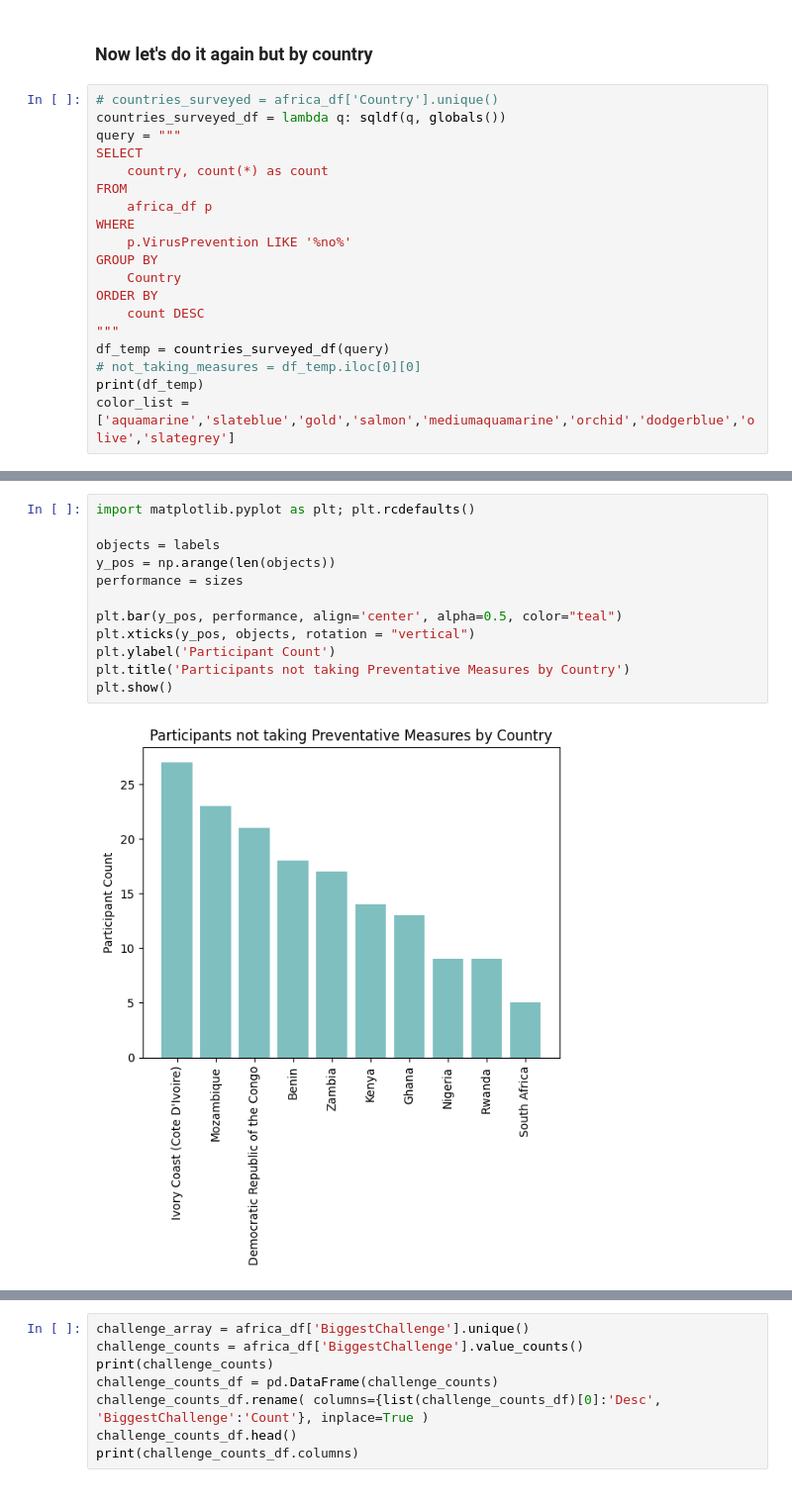
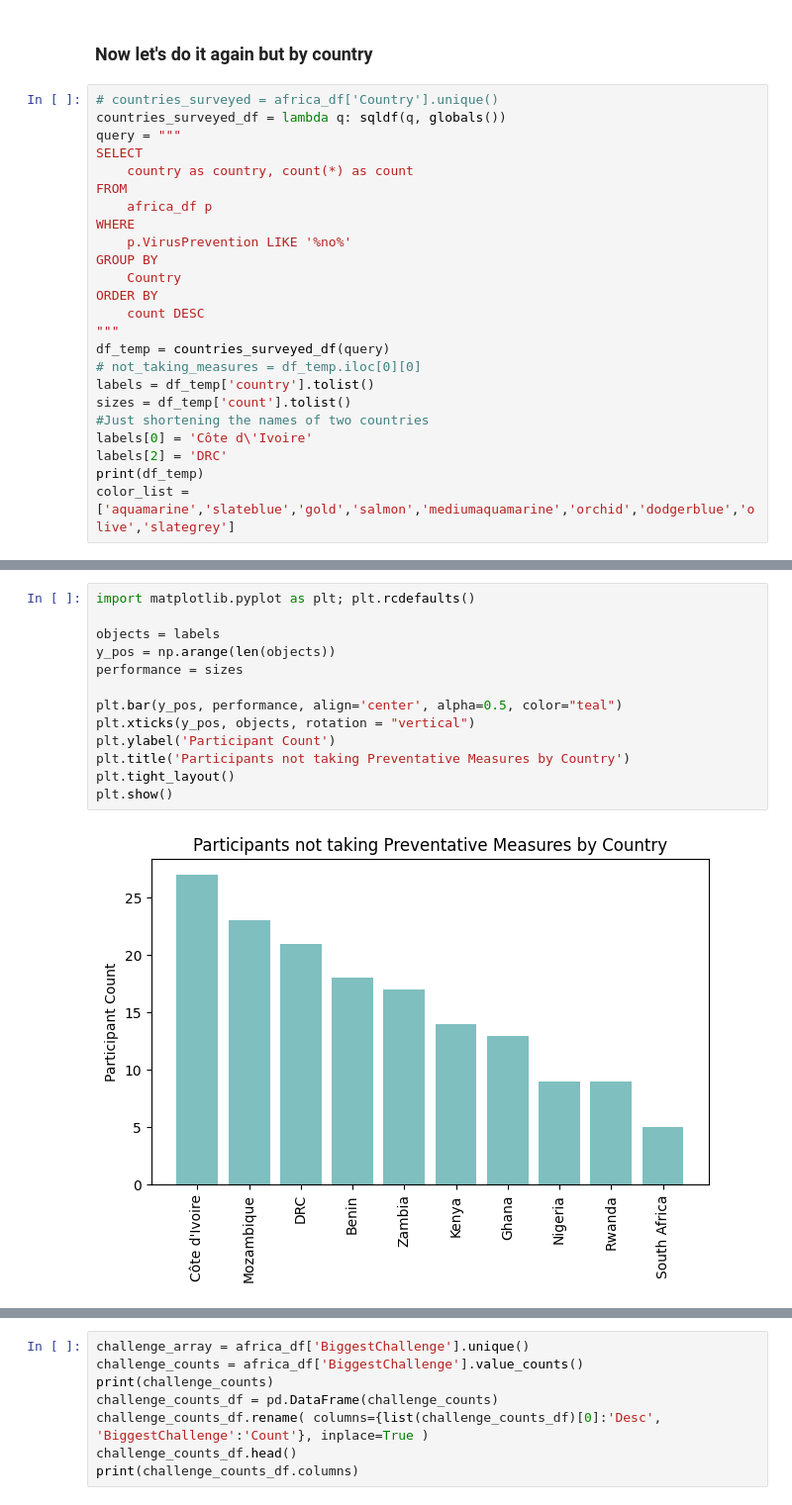
Before and after one commit to kylermintah/COVID-19-Africa, a Jupyter notebook: EDA.ipynb, the cells around one changed output, grey strips where cells are left out. Shown at 99% size. Drawn from its saved outputs; the diff is of its cells as text.

```diff
--- a/EDA.ipynb
+++ b/EDA.ipynb
@@ -131,7 +131,7 @@ plt.show()
 countries_surveyed_df = lambda q: sqldf(q, globals())
 query = """
 SELECT
-    country, count(*) as count
+    country as country, count(*) as count
 FROM
     africa_df p
 WHERE
@@ -143,6 +143,11 @@ ORDER BY
 """
 df_temp = countries_surveyed_df(query)
 # not_taking_measures = df_temp.iloc[0][0]
+labels = df_temp['country'].tolist()
+sizes = df_temp['count'].tolist()
+#Just shortening the names of two countries
+labels[0] = 'Côte d\'Ivoire'
+labels[2] = 'DRC'
 print(df_temp)
 color_list = ['aquamarine','slateblue','gold','salmon','mediumaquamarine','orchid','dodgerblue','olive','slategrey']
 # %% [output]
@@ -160,15 +165,16 @@ color_list = ['aquamarine','slateblue','gold','salmon','mediumaquamarine','orchi
 # %%
 import matplotlib.pyplot as plt; plt.rcdefaults()
 
 objects = labels
 y_pos = np.arange(len(objects))
 performance = sizes
 
 plt.bar(y_pos, performance, align='center', alpha=0.5, color="teal")
 plt.xticks(y_pos, objects, rotation = "vertical")
 plt.ylabel('Participant Count')
 plt.title('Participants not taking Preventative Measures by Country')
+plt.tight_layout()
 plt.show()
 # %% [output]
-[figure, old version]
+[figure, new version]
 # %% [markdown]
```
Also changed, not shown: parts of 6 cells of this notebook.
